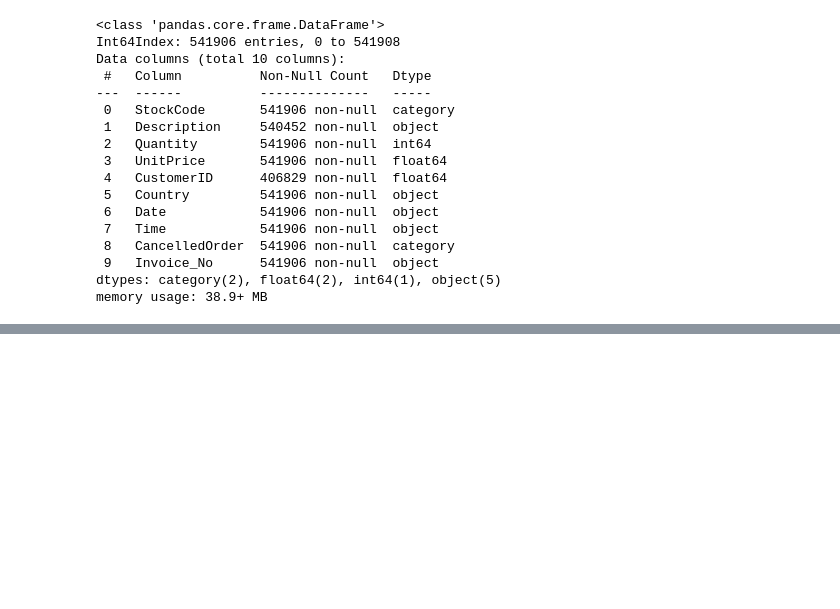
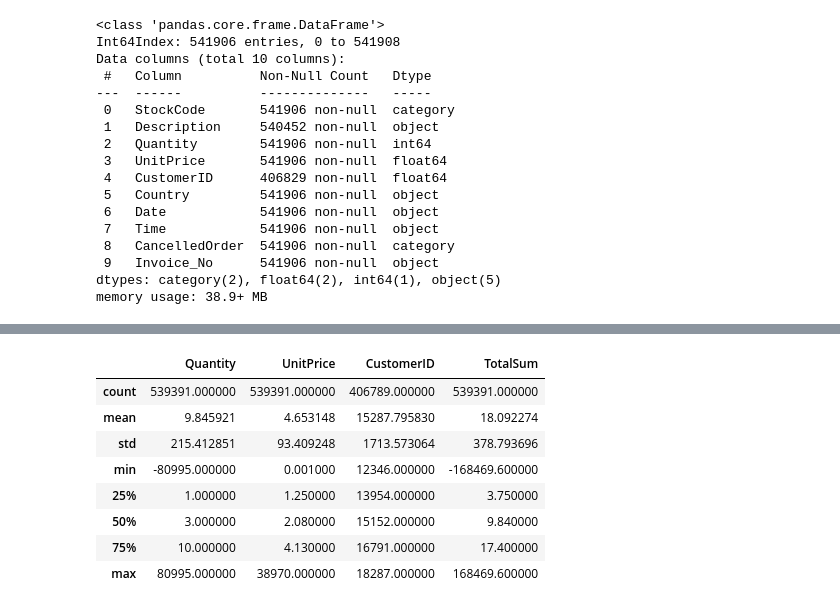
Before and after one commit to nileshrathod17/Online-Retail-Customer-Segmentation, a Jupyter notebook: Online_Retail_Customer_Segmentation.ipynb, the cells around one changed output, grey strips where cells are left out. Cells and saved outputs as stored; diff of their text form; code cells hidden in the pictures; blank space fills up the shorter version.

```diff
--- a/Online_Retail_Customer_Segmentation.ipynb
+++ b/Online_Retail_Customer_Segmentation.ipynb
@@ -310,0 +344,13 @@ memory usage: 38.9+ MB
+# %%
+data = remove_row(data, 'TotalSum', 0)
+data.describe()
+# %% [output]
+|  | Quantity | UnitPrice | CustomerID | TotalSum |
+| count | 539391.000000 | 539391.000000 | 406789.000000 | 539391.000000 |
+| mean | 9.845921 | 4.653148 | 15287.795830 | 18.092274 |
+| std | 215.412851 | 93.409248 | 1713.573064 | 378.793696 |
+| min | -80995.000000 | 0.001000 | 12346.000000 | -168469.600000 |
+| 25% | 1.000000 | 1.250000 | 13954.000000 | 3.750000 |
+| 50% | 3.000000 | 2.080000 | 15152.000000 | 9.840000 |
+| 75% | 10.000000 | 4.130000 | 16791.000000 | 17.400000 |
+| max | 80995.000000 | 38970.000000 | 18287.000000 | 168469.600000 |
```
Also changed, not shown: parts of 5 cells of this notebook.
